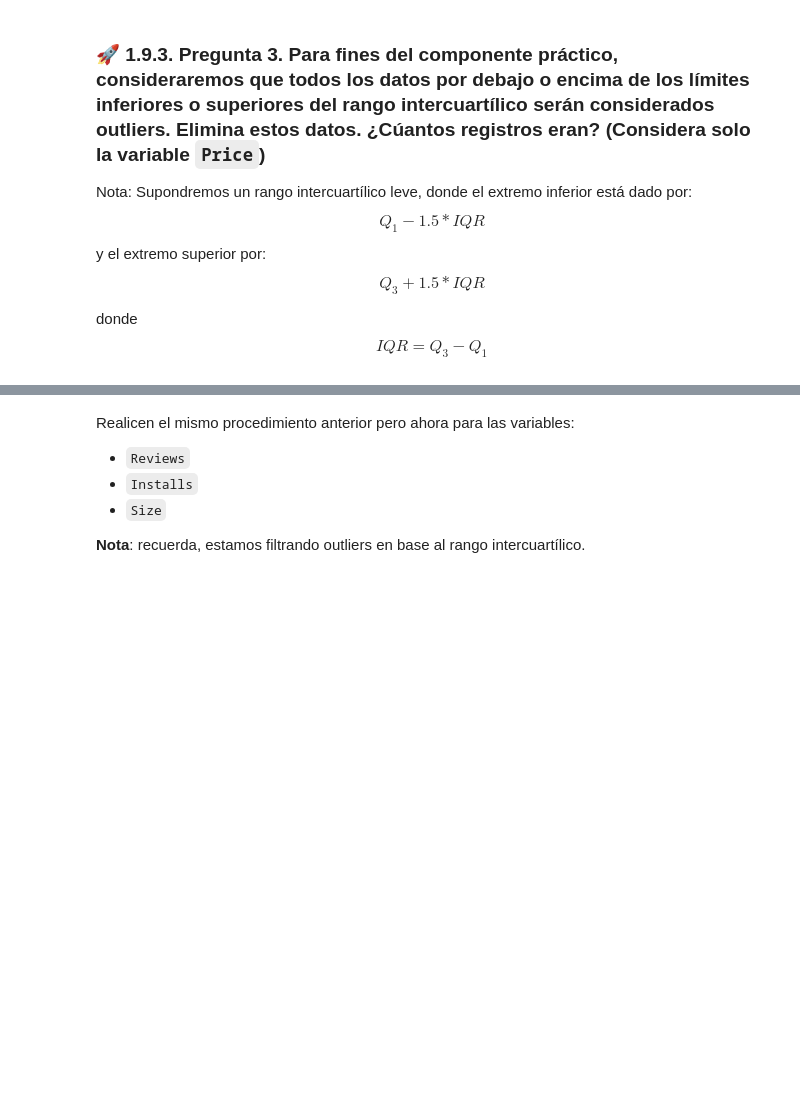
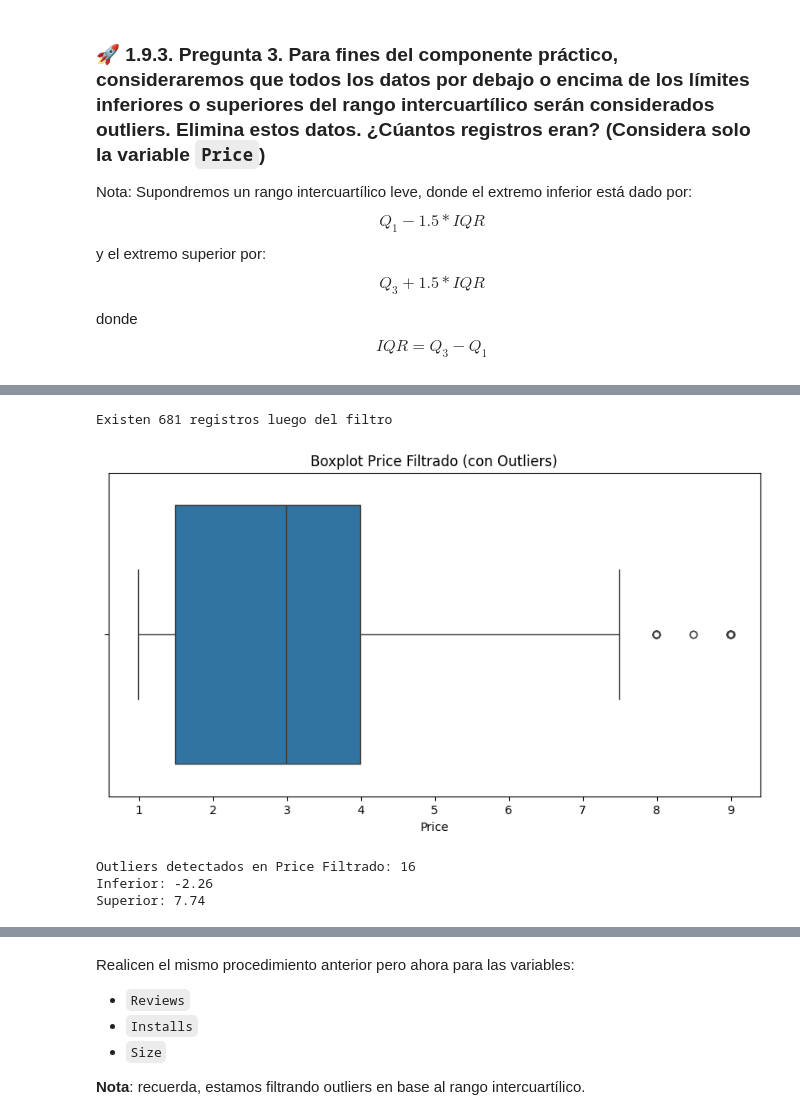
Before and after one commit to ChrisJavier/UIDE_3-WorkGroupProyectsVisu, a Jupyter notebook: Week1/src/VADDC_CP_W1_E4.ipynb, the cells around one changed output, grey strips where cells are left out. Drawn from its saved outputs; the diff is of its cells as text; code cells hidden in the pictures; blank space fills up the shorter version.

```diff
--- a/Week1/src/VADDC_CP_W1_E4.ipynb
+++ b/Week1/src/VADDC_CP_W1_E4.ipynb
@@ -509,4 +524,9 @@ Superior 0.0
 # el mismo resultado)
 min_value = -2.51
 max_value = 9.49
-data = data[(data.Price>=min_value) & (data.Price<=max_value)]
+# Vamos a realizar el filtro tanto de las app que sean pagadas y con los minimos
+data_paid_apps_price_filters = data[(data.Type == 'Paid') & (data.Price>=min_value) & (data.Price<=max_value)]
+
+print(f"Existen {data_paid_apps_price_filters.shape[0]} registros luego del filtro")
+# %% [output]
+Existen 681 registros luego del filtro
@@ -515,0 +533,21 @@ data = data[(data.Price>=min_value) & (data.Price<=max_value)]
+# %%
+# Genera aquí el código para gráficar la distribución de la variable Price
+##### TAREA 4 #####################
+
+# Ahora vamos a realizar el mismo proceso que realizamos anteriormente
+# Visualización antes de tratar
+plt.figure(figsize=(10, 5))
+sns.boxplot(x=data_paid_apps_price_filters['Price'])
+plt.title("Boxplot Price Filtrado (con Outliers)")
+plt.show()
+
+# Detectar
+outliers_ingreso, li, ls = detectar_outliers_iqr(data_paid_apps_price_filters, 'Price')
+print(f"Outliers detectados en Price Filtrado: {len(outliers_ingreso)}")
+print(f"Inferior: {li}")
+print(f"Superior: {ls}")
+# %% [output]
+[figure, added]
+Outliers detectados en Price Filtrado: 16
+Inferior: -2.26
+Superior: 7.74
```
Also changed, not shown: parts of 10 cells of this notebook.
